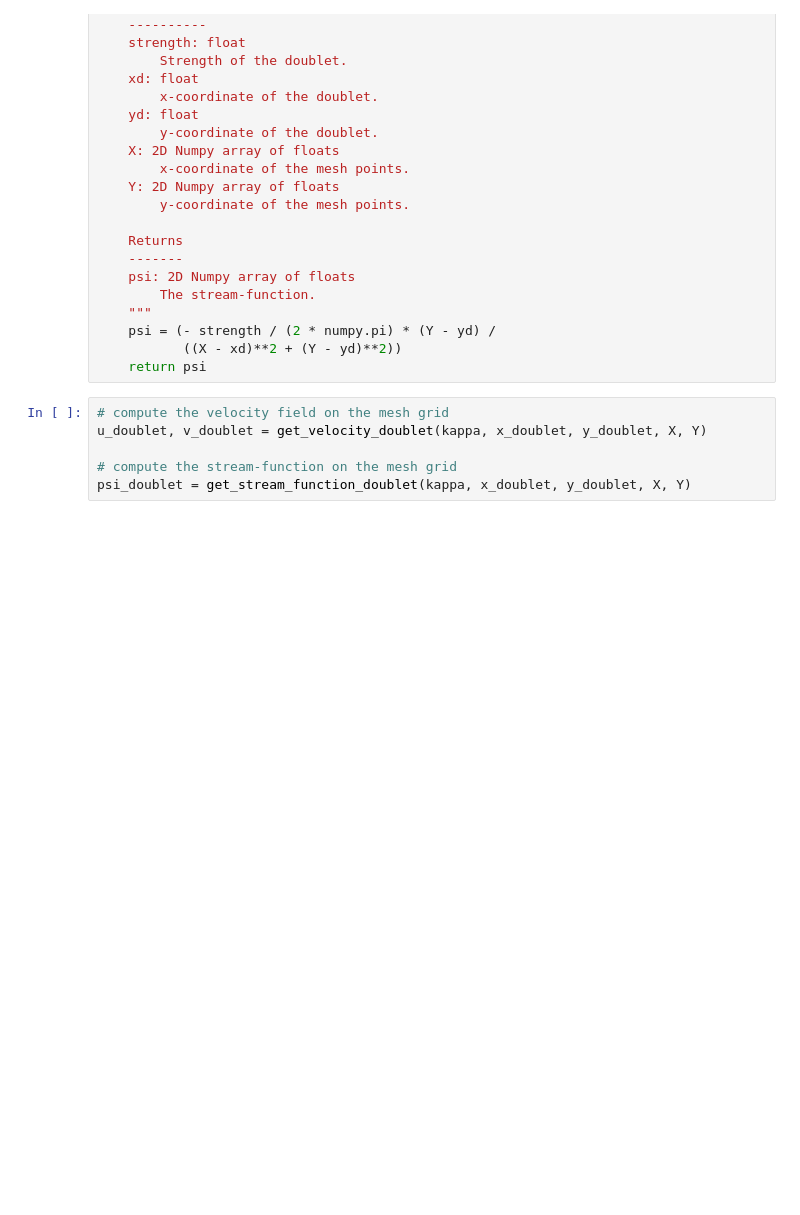
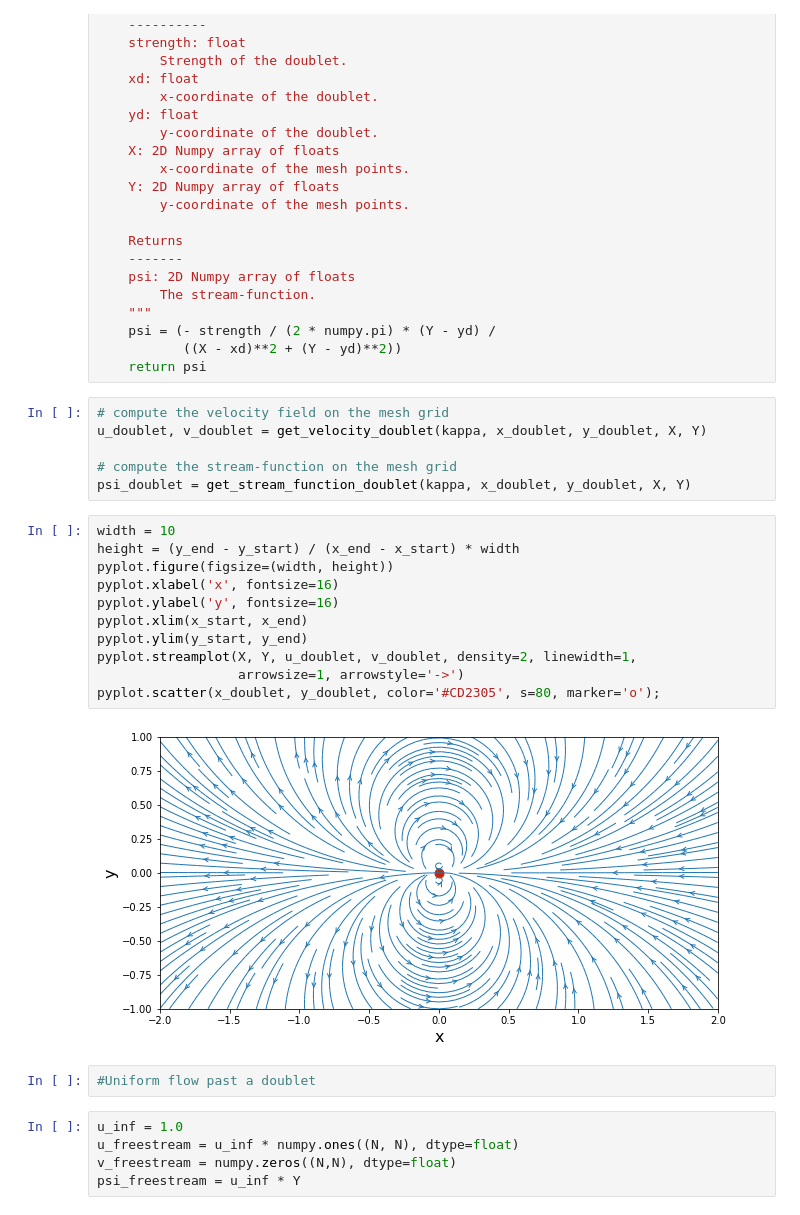
Before and after one commit to ppaulson56/MAE6226, a Jupyter notebook: 03_L3.ipynb, the cells around one changed output. Cells and saved outputs as stored; diff of their text form; blank space fills up the shorter version.

```diff
--- a/03_L3.ipynb
+++ b/03_L3.ipynb
@@ -76,3 +76,23 @@ u_doublet, v_doublet = get_velocity_doublet(kappa, x_doublet, y_doublet, X, Y)
 
 # compute the stream-function on the mesh grid
 psi_doublet = get_stream_function_doublet(kappa, x_doublet, y_doublet, X, Y)
+# %%
+width = 10
+height = (y_end - y_start) / (x_end - x_start) * width
+pyplot.figure(figsize=(width, height))
+pyplot.xlabel('x', fontsize=16)
+pyplot.ylabel('y', fontsize=16)
+pyplot.xlim(x_start, x_end)
+pyplot.ylim(y_start, y_end)
+pyplot.streamplot(X, Y, u_doublet, v_doublet, density=2, linewidth=1,
+                  arrowsize=1, arrowstyle='->')
+pyplot.scatter(x_doublet, y_doublet, color='#CD2305', s=80, marker='o');
+# %% [output]
+[figure, added]
+# %%
+#Uniform flow past a doublet
+# %%
+u_inf = 1.0
+u_freestream = u_inf * numpy.ones((N, N), dtype=float)
+v_freestream = numpy.zeros((N,N), dtype=float)
+psi_freestream = u_inf * Y
```
Also changed, not shown: parts of 1 cell of this notebook.
